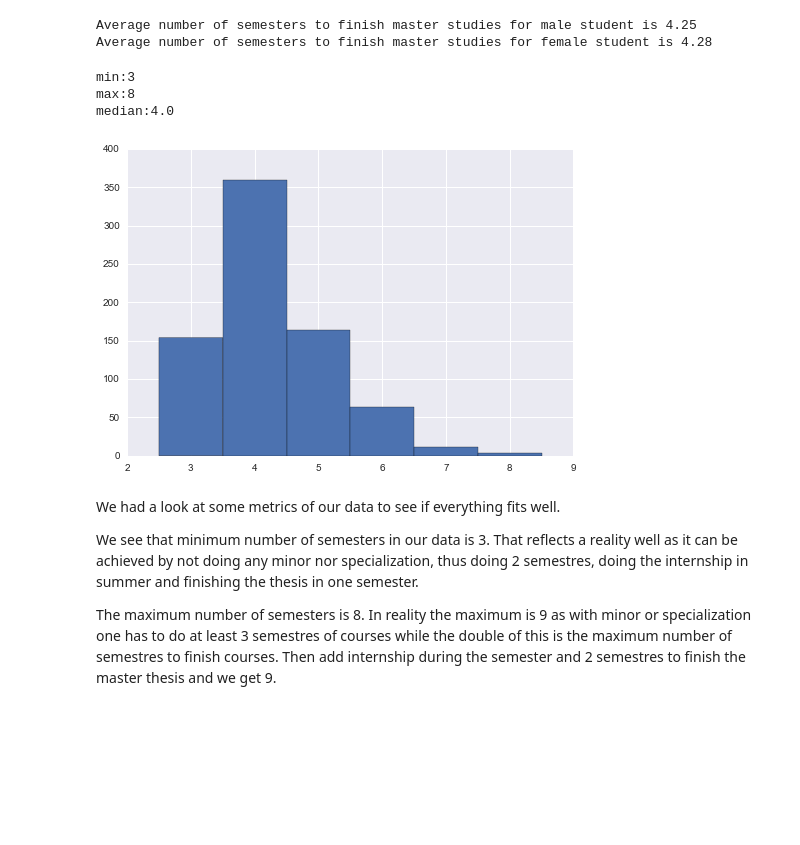
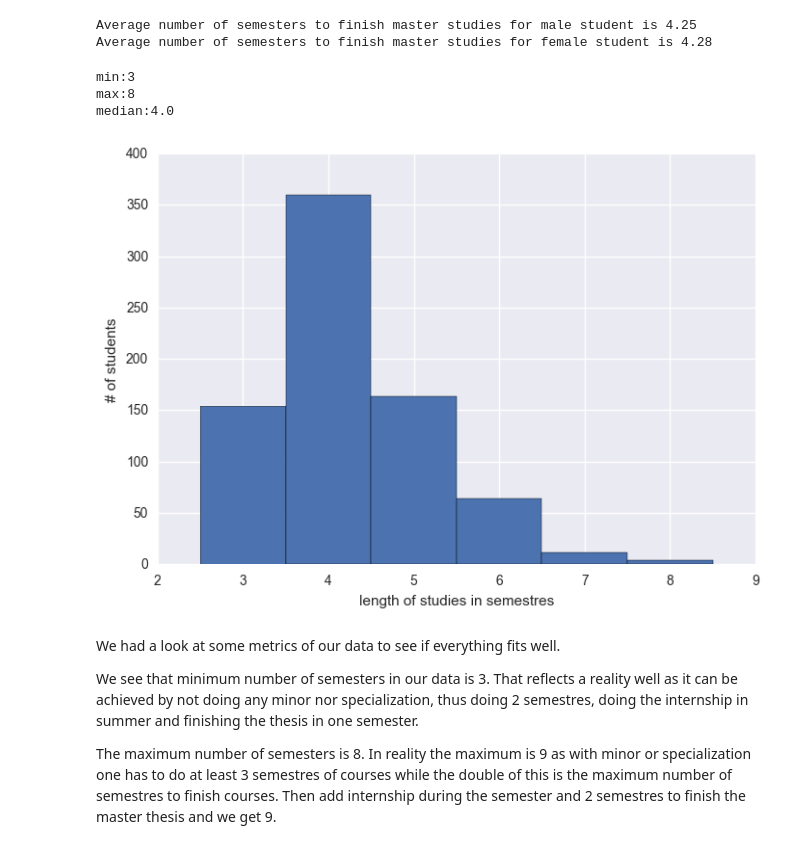
Before and after one commit to korcek-juraj/Homework, a Jupyter notebook: 02 - Data from the Web/Data from the Web.ipynb, the cells around one changed output. Saved outputs shown, nothing was run; the diff lists cells and outputs as text; code cells hidden in the pictures; blank space fills up the shorter version.

```diff
--- a/02 - Data from the Web/Data from the Web.ipynb
+++ b/02 - Data from the Web/Data from the Web.ipynb
@@ -674,29 +674,31 @@ Average number of semesters to finish master studies for female student is 4.28
 # %%
 plot_data = []
 sem_sum_list = []
 for key, val in result_dict.items():
     sem_sum = val['sem_count'] + val['c_sem_count'] + val['s_sem_count'] + val['p_sem_count'] + val['pc_sem_count'] + val['ps_sem_count']
     sem_sum_list.append(sem_sum)
     plot_data.append((min([int(sem[-4:]) + (0 if int(sem[0]) % 2 == 1 else 0.5) for sem in val['sems'] + val['c_sems'] + val['s_sems']]), sem_sum, val['gender']))
 
 min_sems = min(sem_sum_list)
 print('min:' + str(min_sems))
 max_sems = max(sem_sum_list)
 print('max:' + str(max_sems))
 
 import statistics
 print('median:' + str(statistics.median(sem_sum_list)))
 
 import matplotlib.pyplot as plt
 import numpy as np
 a = np.arange(min_sems - 0.5,max_sems + 1.5, 1)
 plt.hist(sem_sum_list, bins = a)
+plt.xlabel('length of studies in semestres')
+plt.ylabel('# of students')
 plt.show()
 # %% [output]
 min:3
 max:8
 median:4.0
-[figure, old version]
+[figure, new version]
 # %% [markdown]
 We had a look at some metrics of our data to see if everything fits well.
 
```
Also changed, not shown: parts of 6 cells of this notebook.
